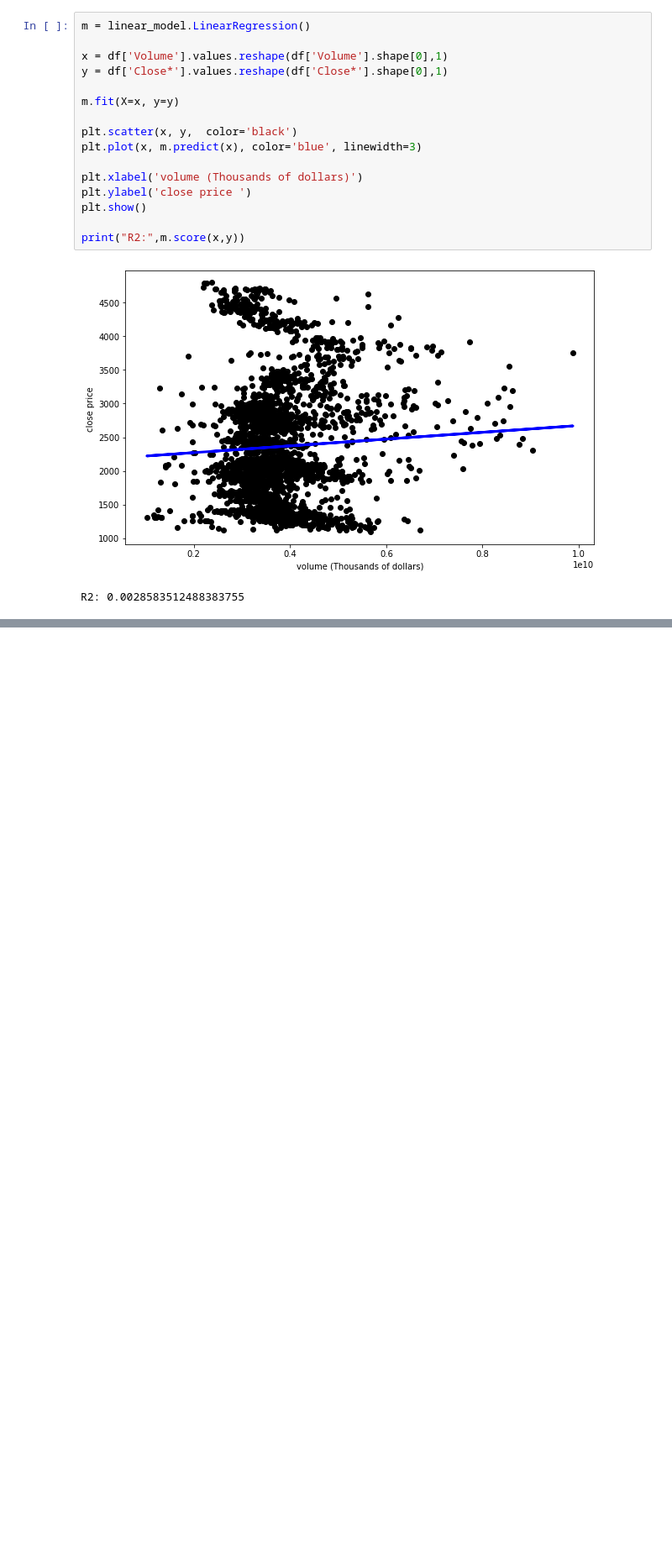
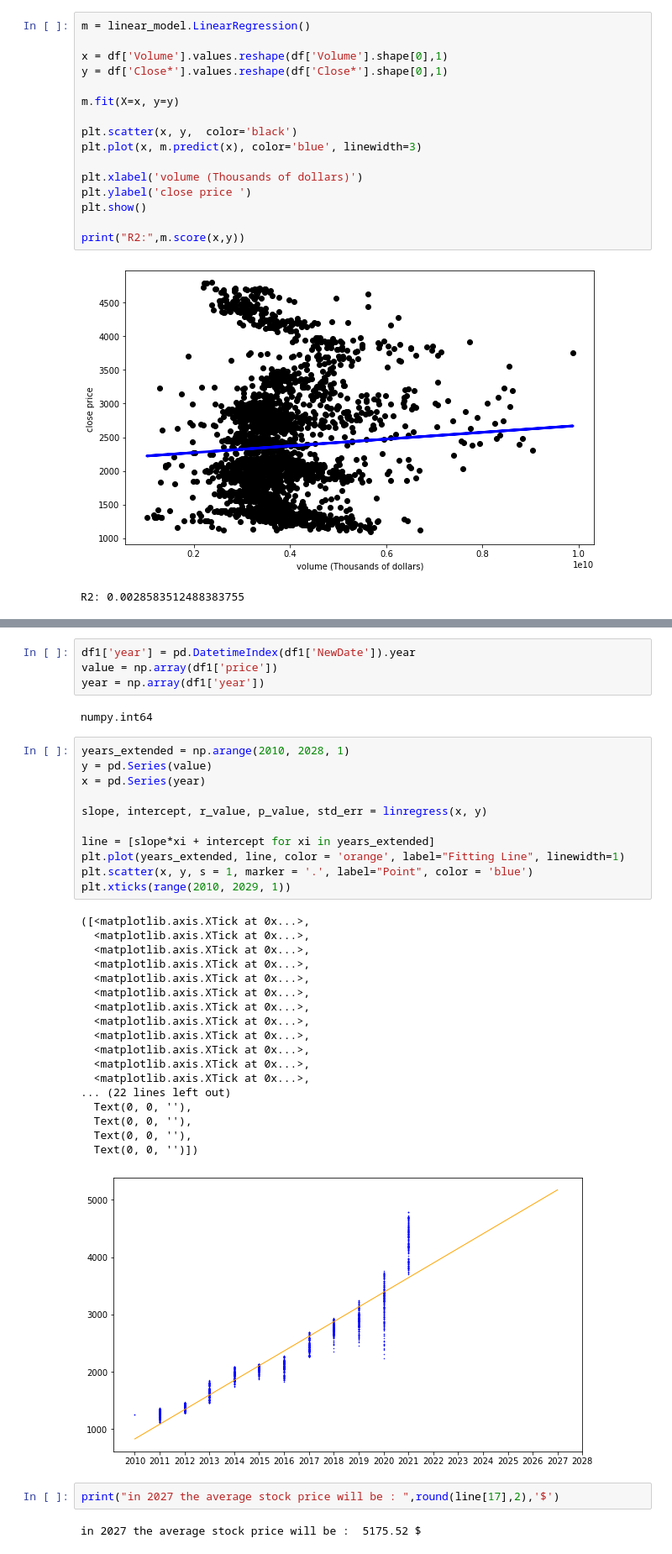
Before and after one commit to avivbs96/s-p-500-prediction, a Jupyter notebook: my_s&p_project.ipynb, the cells around one changed output, grey strips where cells are left out. Shown at 84% size. Cells and saved outputs as stored; diff of their text form; blank space fills up the shorter version.

```diff
--- a/my_s&p_project.ipynb
+++ b/my_s&p_project.ipynb
@@ -442,0 +459,40 @@ R2: 0.0028583512488383755
+# %%
+df1['year'] = pd.DatetimeIndex(df1['NewDate']).year
+value = np.array(df1['price'])
+year = np.array(df1['year'])
+# %% [output]
+numpy.int64
+# %%
+years_extended = np.arange(2010, 2028, 1)
+y = pd.Series(value)
+x = pd.Series(year)
+
+slope, intercept, r_value, p_value, std_err = linregress(x, y)
+
+line = [slope*xi + intercept for xi in years_extended]
+plt.plot(years_extended, line, color = 'orange', label="Fitting Line", linewidth=1)
+plt.scatter(x, y, s = 1, marker = '.', label="Point", color = 'blue')
+plt.xticks(range(2010, 2029, 1))
+# %% [output]
+([<matplotlib.axis.XTick at 0x...>,
+  <matplotlib.axis.XTick at 0x...>,
+  <matplotlib.axis.XTick at 0x...>,
+  <matplotlib.axis.XTick at 0x...>,
+  <matplotlib.axis.XTick at 0x...>,
+  <matplotlib.axis.XTick at 0x...>,
+  <matplotlib.axis.XTick at 0x...>,
+  <matplotlib.axis.XTick at 0x...>,
+  <matplotlib.axis.XTick at 0x...>,
+  <matplotlib.axis.XTick at 0x...>,
+  <matplotlib.axis.XTick at 0x...>,
+  <matplotlib.axis.XTick at 0x...>,
+... (22 lines left out)
+  Text(0, 0, ''),
+  Text(0, 0, ''),
+  Text(0, 0, ''),
+  Text(0, 0, '')])
+[figure, added]
+# %%
+print("in 2027 the average stock price will be : ",round(line[17],2),'$')
+# %% [output]
+in 2027 the average stock price will be :  5175.52 $
```
Also changed, not shown: parts of 3 cells of this notebook, 1 other file.
